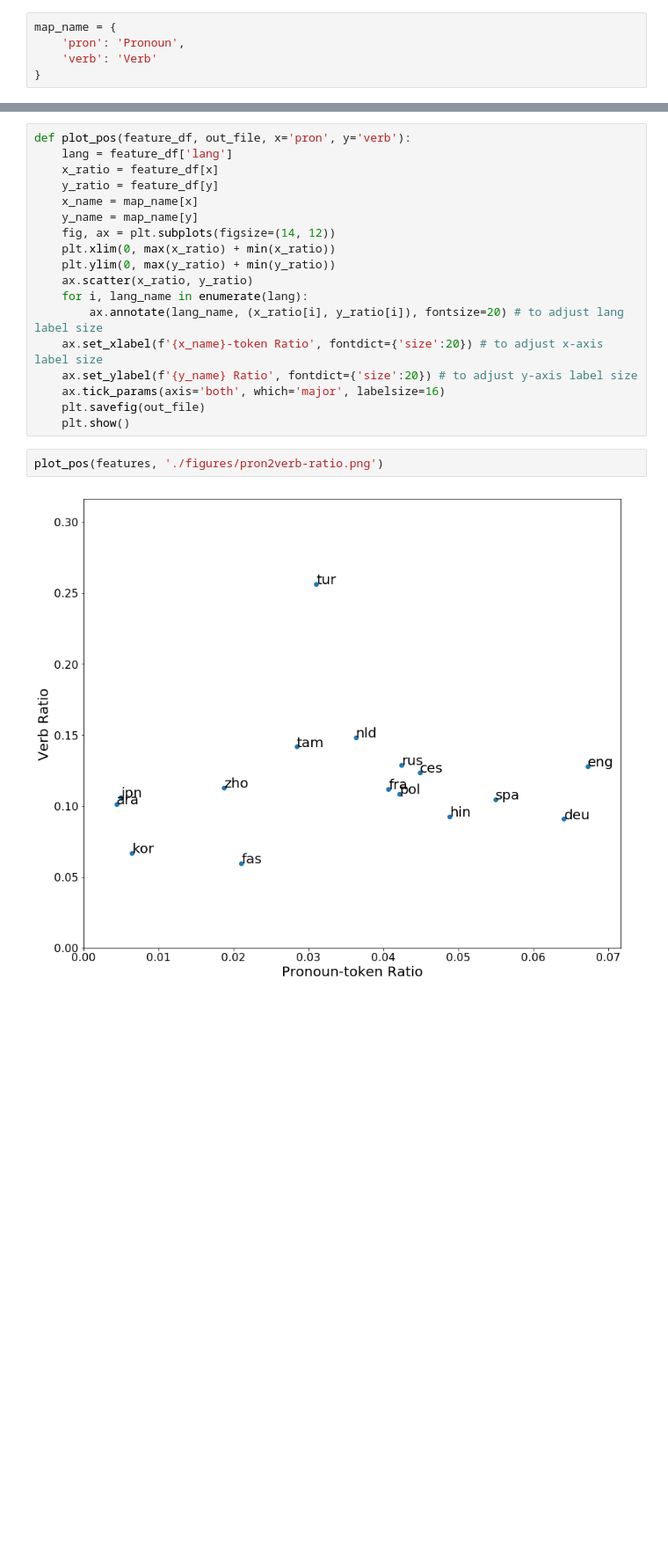
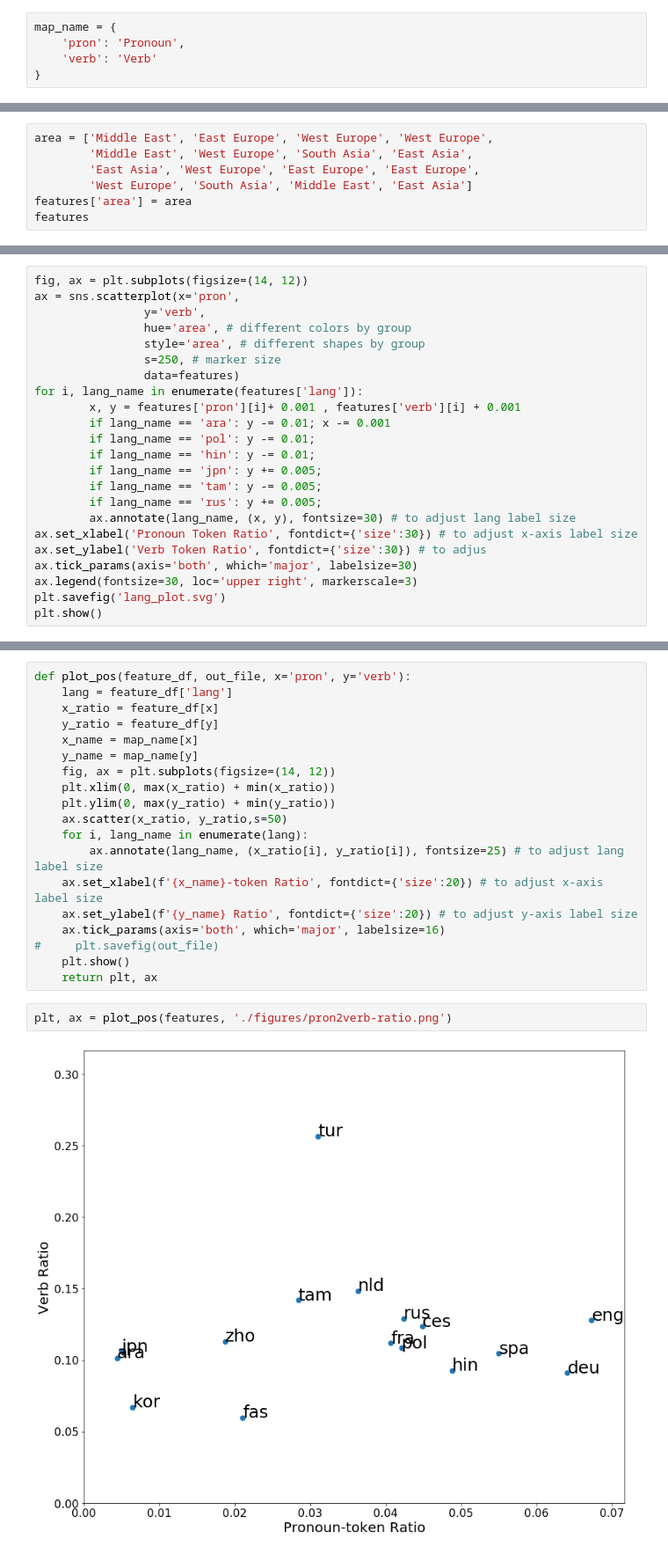
Before and after one commit to hwijeen/langrank, a Jupyter notebook: plot_pos_features.ipynb, the cells around one changed output, grey strips where cells are left out. Shown at 88% size. Saved outputs shown, nothing was run; the diff lists cells and outputs as text; blank space fills up the shorter version.

Commit message:
change lang plot ipynb

```diff
--- a/plot_pos_features.ipynb
+++ b/plot_pos_features.ipynb
@@ -67,0 +88,7 @@ map_name = {
+# %%
+area = ['Middle East', 'East Europe', 'West Europe', 'West Europe',
+        'Middle East', 'West Europe', 'South Asia', 'East Asia',
+        'East Asia', 'West Europe', 'East Europe', 'East Europe',
+        'West Europe', 'South Asia', 'Middle East', 'East Asia']
+features['area'] = area
+features
@@ -67,0 +138,23 @@ map_name = {
+# %%
+fig, ax = plt.subplots(figsize=(14, 12))
+ax = sns.scatterplot(x='pron',
+                y='verb',
+                hue='area', # different colors by group
+                style='area', # different shapes by group
+                s=250, # marker size
+                data=features)
+for i, lang_name in enumerate(features['lang']):
+        x, y = features['pron'][i]+ 0.001 , features['verb'][i] + 0.001
+        if lang_name == 'ara': y -= 0.01; x -= 0.001
+        if lang_name == 'pol': y -= 0.01;
+        if lang_name == 'hin': y -= 0.01;
+        if lang_name == 'jpn': y += 0.005;
+        if lang_name == 'tam': y -= 0.005;
+        if lang_name == 'rus': y += 0.005;
+        ax.annotate(lang_name, (x, y), fontsize=30) # to adjust lang label size
+ax.set_xlabel('Pronoun Token Ratio', fontdict={'size':30}) # to adjust x-axis label size
+ax.set_ylabel('Verb Token Ratio', fontdict={'size':30}) # to adjus
+ax.tick_params(axis='both', which='major', labelsize=30)
+ax.legend(fontsize=30, loc='upper right', markerscale=3)
+plt.savefig('lang_plot.svg')
+plt.show()
@@ -75,15 +174,16 @@ def plot_pos(feature_df, out_file, x='pron', y='verb'):
     fig, ax = plt.subplots(figsize=(14, 12))
     plt.xlim(0, max(x_ratio) + min(x_ratio))
     plt.ylim(0, max(y_ratio) + min(y_ratio))
-    ax.scatter(x_ratio, y_ratio)
+    ax.scatter(x_ratio, y_ratio,s=50)
     for i, lang_name in enumerate(lang):
-        ax.annotate(lang_name, (x_ratio[i], y_ratio[i]), fontsize=20) # to adjust lang label size
+        ax.annotate(lang_name, (x_ratio[i], y_ratio[i]), fontsize=25) # to adjust lang label size
     ax.set_xlabel(f'{x_name}-token Ratio', fontdict={'size':20}) # to adjust x-axis label size
     ax.set_ylabel(f'{y_name} Ratio', fontdict={'size':20}) # to adjust y-axis label size
     ax.tick_params(axis='both', which='major', labelsize=16)
-    plt.savefig(out_file)
+#     plt.savefig(out_file)
     plt.show()
+    return plt, ax
 # %%
-plot_pos(features, './figures/pron2verb-ratio.png')
+plt, ax = plot_pos(features, './figures/pron2verb-ratio.png')
 # %% [output]
-[figure, old version]
+[figure, new version]
```
Also changed, not shown: parts of 10 cells of this notebook.
